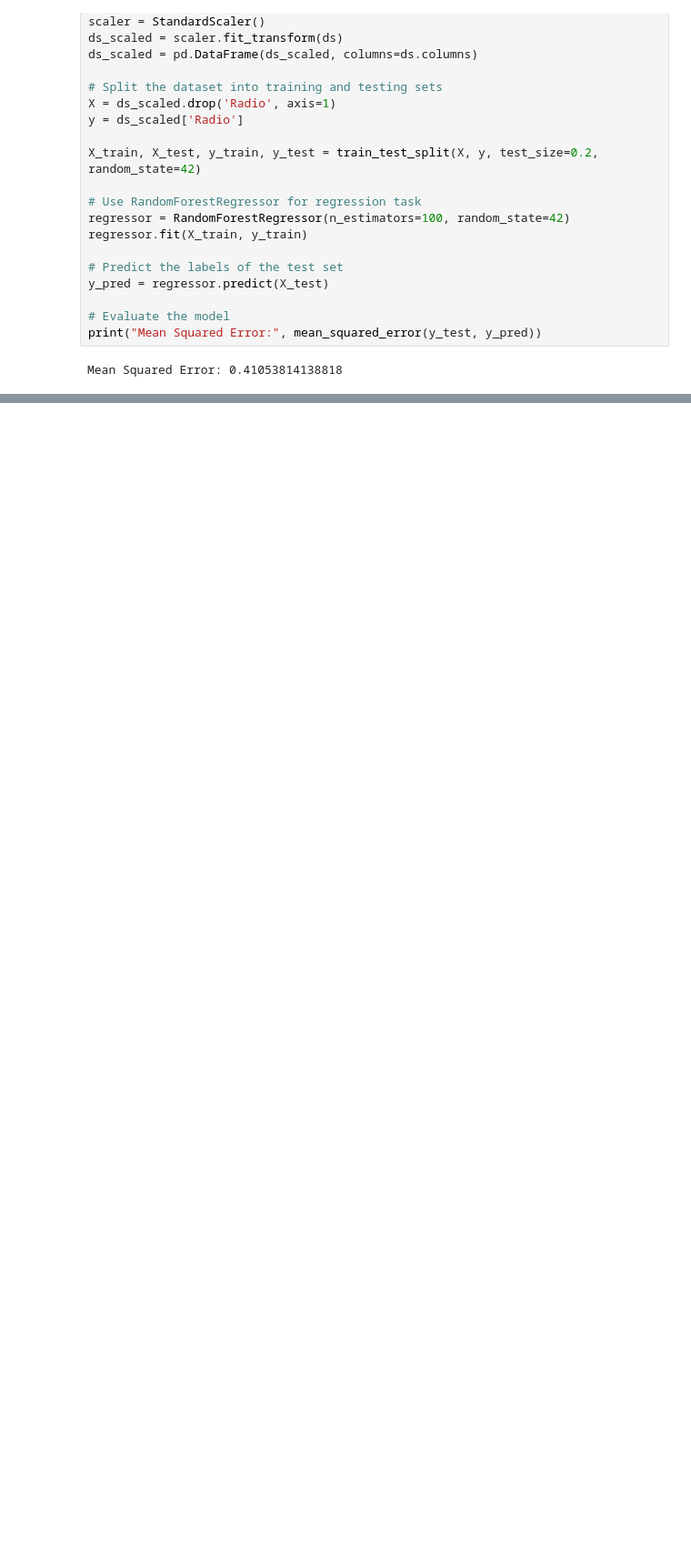
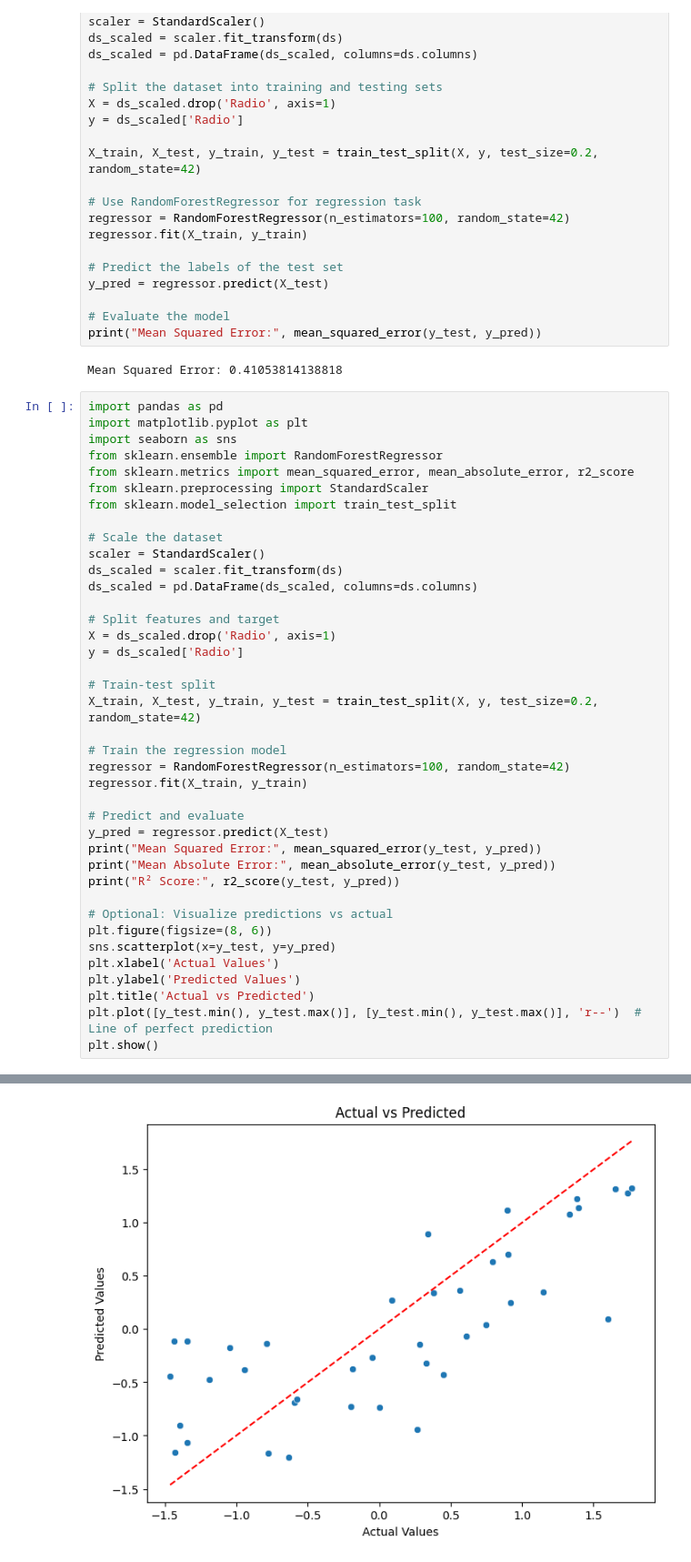
Before and after one commit to sairaj237/ML-DL-Assignments, a Jupyter notebook: Assignment2/Assignment2.ipynb, the cells around one changed output, grey strips where cells are left out. Shown at 91% size. Saved outputs shown, nothing was run; the diff lists cells and outputs as text; blank space fills up the shorter version.

```diff
--- a/Assignment2.ipynb
+++ b/Assignment2/Assignment2.ipynb
@@ -114,3 +119,43 @@ y_pred = regressor.predict(X_test)
 print("Mean Squared Error:", mean_squared_error(y_test, y_pred))
 # %% [output]
 Mean Squared Error: 0.41053814138818
+# %%
+import pandas as pd
+import matplotlib.pyplot as plt
+import seaborn as sns
+from sklearn.ensemble import RandomForestRegressor
+from sklearn.metrics import mean_squared_error, mean_absolute_error, r2_score
+from sklearn.preprocessing import StandardScaler
+from sklearn.model_selection import train_test_split
+
+# Scale the dataset
+scaler = StandardScaler()
+ds_scaled = scaler.fit_transform(ds)
+ds_scaled = pd.DataFrame(ds_scaled, columns=ds.columns)
+
+# Split features and target
+X = ds_scaled.drop('Radio', axis=1)
+y = ds_scaled['Radio']
+
+# Train-test split
+X_train, X_test, y_train, y_test = train_test_split(X, y, test_size=0.2, random_state=42)
+
+# Train the regression model
+regressor = RandomForestRegressor(n_estimators=100, random_state=42)
+regressor.fit(X_train, y_train)
+
+# Predict and evaluate
+y_pred = regressor.predict(X_test)
+print("Mean Squared Error:", mean_squared_error(y_test, y_pred))
+print("Mean Absolute Error:", mean_absolute_error(y_test, y_pred))
+print("R² Score:", r2_score(y_test, y_pred))
+
+# Optional: Visualize predictions vs actual
+plt.figure(figsize=(8, 6))
+sns.scatterplot(x=y_test, y=y_pred)
+plt.xlabel('Actual Values')
+plt.ylabel('Predicted Values')
+plt.title('Actual vs Predicted')
+plt.plot([y_test.min(), y_test.max()], [y_test.min(), y_test.max()], 'r--')  # Line of perfect prediction
+plt.show()
+# %% [output]
@@ -116,0 +165 @@ Mean Squared Error: 0.41053814138818
+[figure, added]
```
Also changed, not shown: parts of 4 cells of this notebook, 24 other files.
